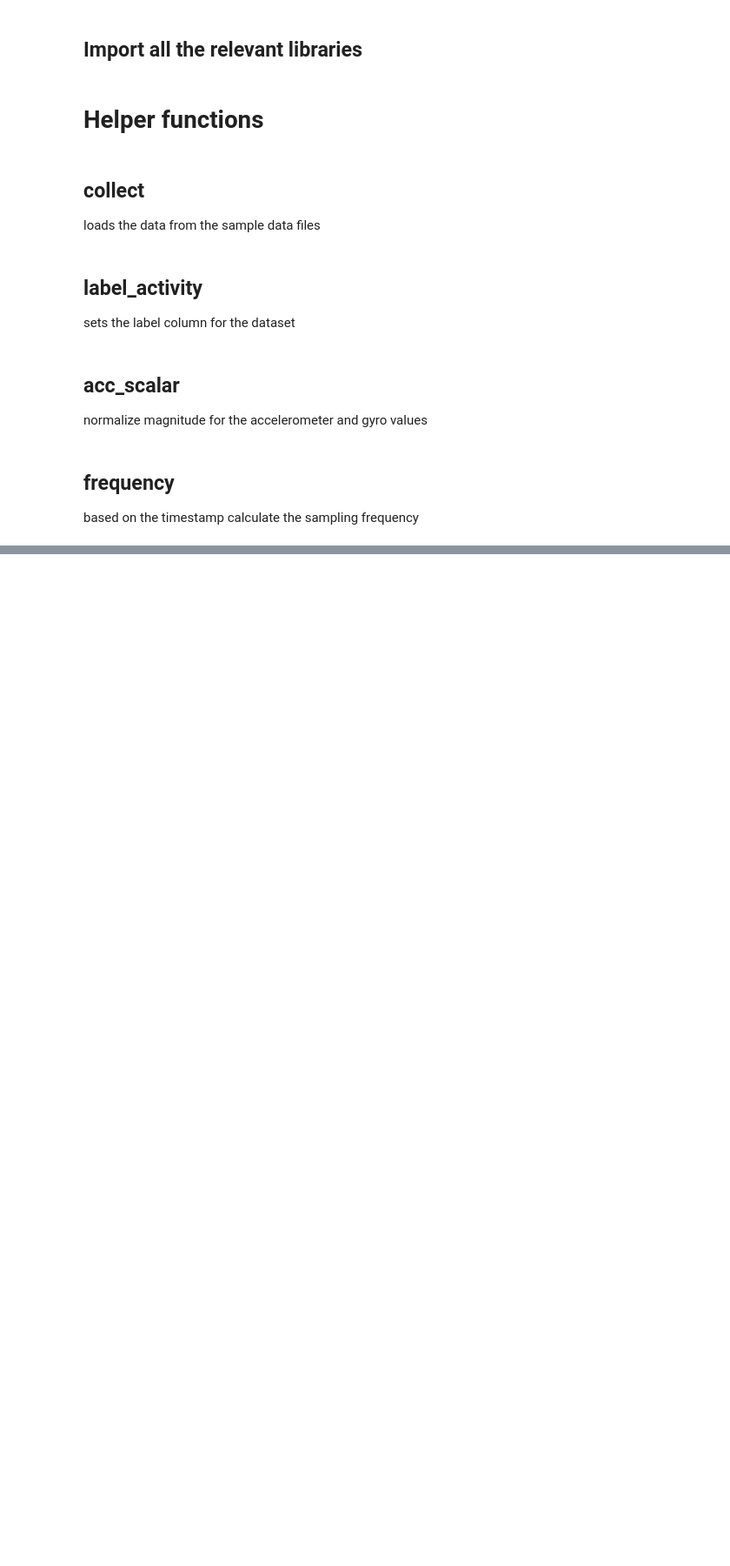
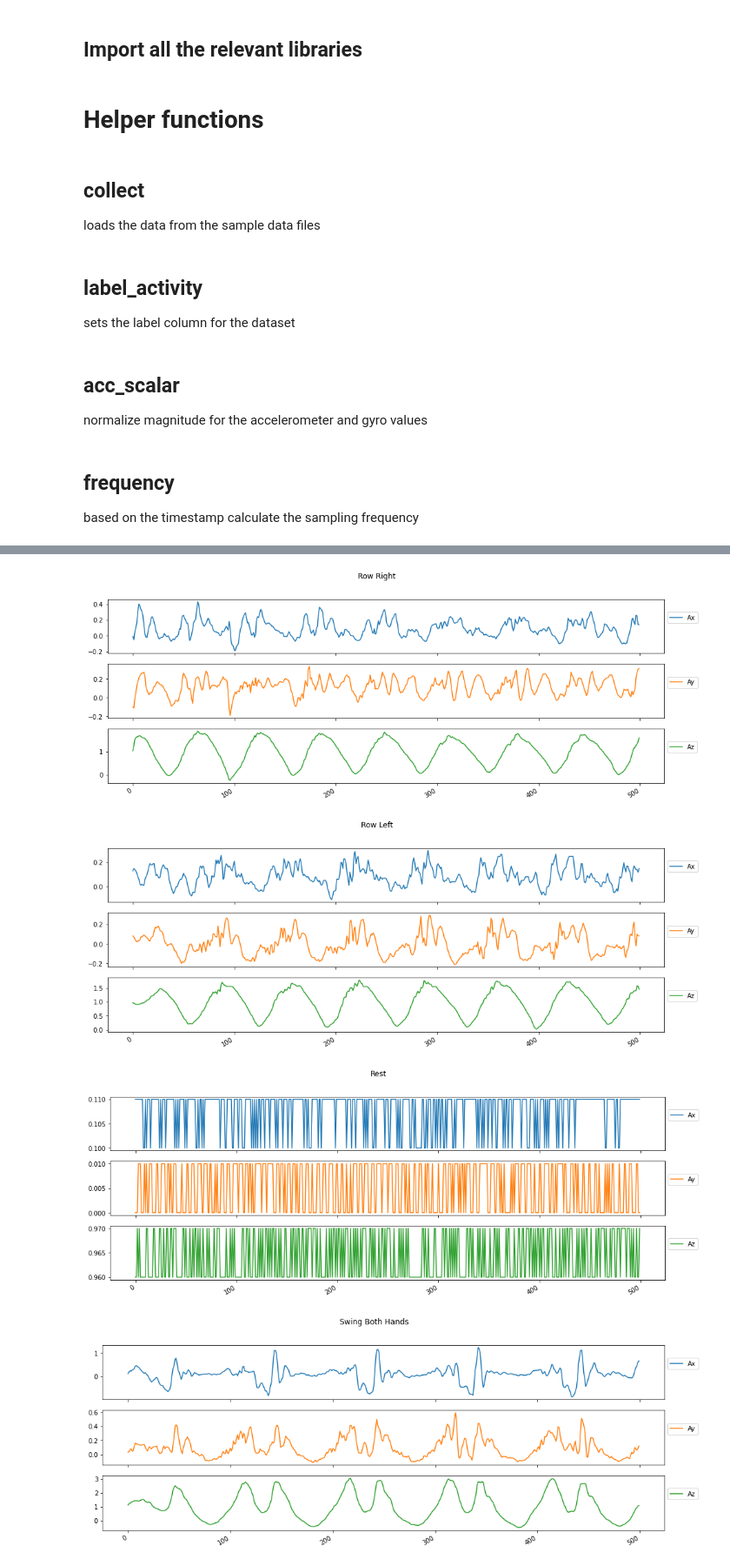
Before and after one commit to nikitaignatov/kettlebox, a Jupyter notebook: ml/kettlebell_tensorflow_mode.ipynb, the cells around one changed output, grey strips where cells are left out. Shown at 87% size. Drawn from its saved outputs; the diff is of its cells as text; code cells hidden in the pictures; blank space fills up the shorter version.

Commit message:
added charts for data review

```diff
--- a/ml/kettlebell_tensorflow_mode.ipynb
+++ b/ml/kettlebell_tensorflow_mode.ipynb
@@ -55,8 +55,7 @@ def magnitude(df):
 loads the data from the sample data files
 # %%
 def collect(i):
-    x=pd.read_csv('kettlebell/'+str(i)+'.log',sep= "\t")
-    return x.rename(columns={'ARoll':'Roll'})
+    return pd.read_csv('kettlebell/'+str(i)+'.log',sep= "\t")
 # %% [markdown]
 ## label_activity
 sets the label column for the dataset
@@ -85,0 +83,3 @@ def frequency(df):
+# %%
+def unique_labels(df):
+    return df['Activity'].unique()
@@ -85,0 +88,34 @@ def frequency(df):
+# %%
+def plot_activity(activity, df,i=1000):
+    data = df[df['Activity'] == activity][['Ax','Ay','Az']][:i]
+    axis = data.plot(subplots=True, figsize=(16, 6),
+                     title=activity)
+    for ax in axis:
+        ax.legend(loc='lower left', bbox_to_anchor=(1.0, 0.5))
+
+def plot_activity_normalized(activity, df,i=1000):
+    data = df[df['Activity'] == activity][['Axs','Ays', 'Azs']][:i]
+    axis = data.plot(subplots=True, figsize=(16, 6),
+                     title=activity)
+    for ax in axis:
+        ax.legend(loc='lower left', bbox_to_anchor=(1.0, 0.5))
+
+def plot_activity_magnitude(activity, df,i=1000):
+    data = df[df['Activity'] == activity][['Am', 'Gm']][:i]
+    axis = data.plot(subplots=True, figsize=(16, 6),
+                     title=activity)
+    for ax in axis:
+        ax.legend(loc='lower left', bbox_to_anchor=(1.0, 0.5))
+
+
+def plot_datasets(df,i=1000):
+    for activity in unique_labels(df):
+        plot_activity(activity, df,i)
+
+def plot_datasets_magnitude(df,i=1000):
+    for activity in unique_labels(df):
+        plot_activity_magnitude(activity, df,i)
+
+def plot_datasets_normalized(df,i=1000):
+    for activity in unique_labels(df):
+        plot_activity_normalized(activity, df,i)
@@ -113,0 +161,7 @@ df['Activity'].value_counts().plot(kind='bar', title='Plotting records by activi
+# %%
+plot_datasets(df,i=500)
+# %% [output]
+[figure, added]
+[figure, added]
+[figure, added]
+[figure, added]
```
Also changed, not shown: parts of 12 cells of this notebook.
